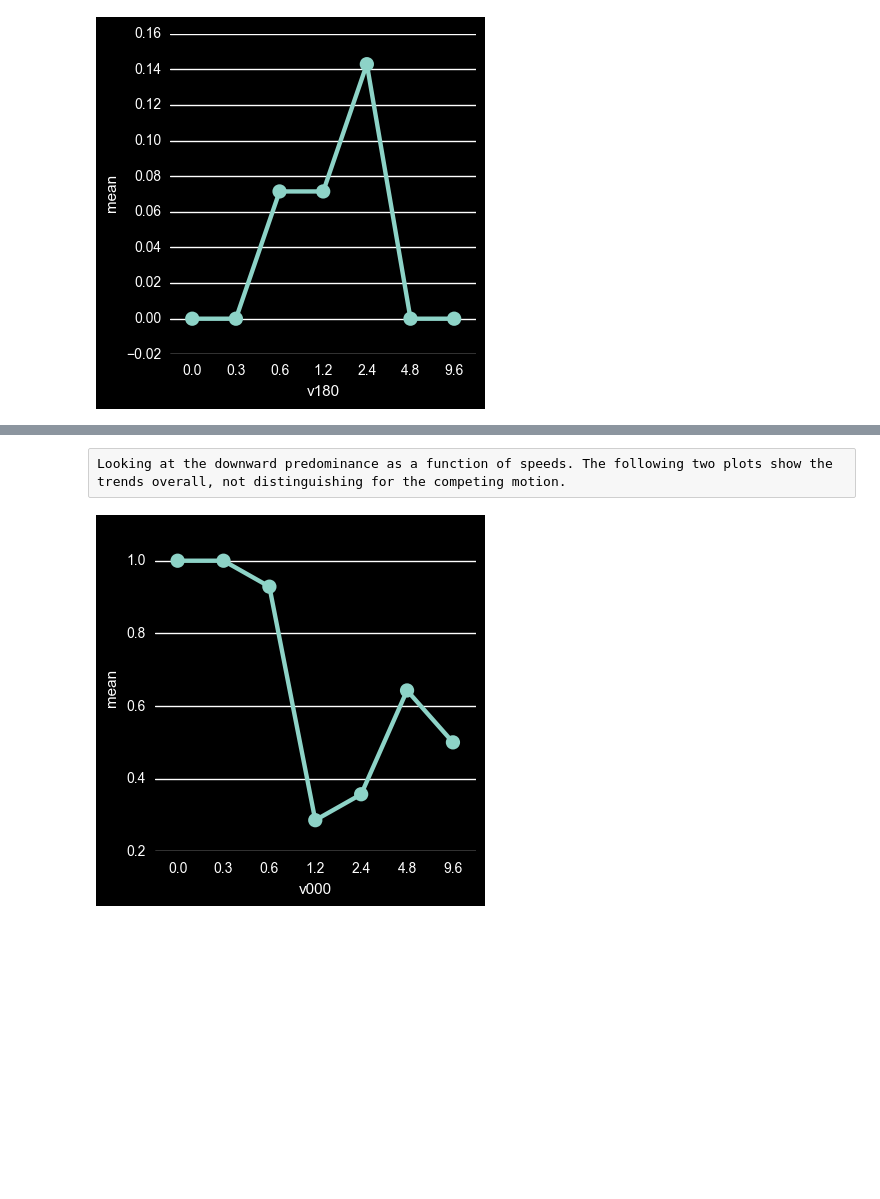
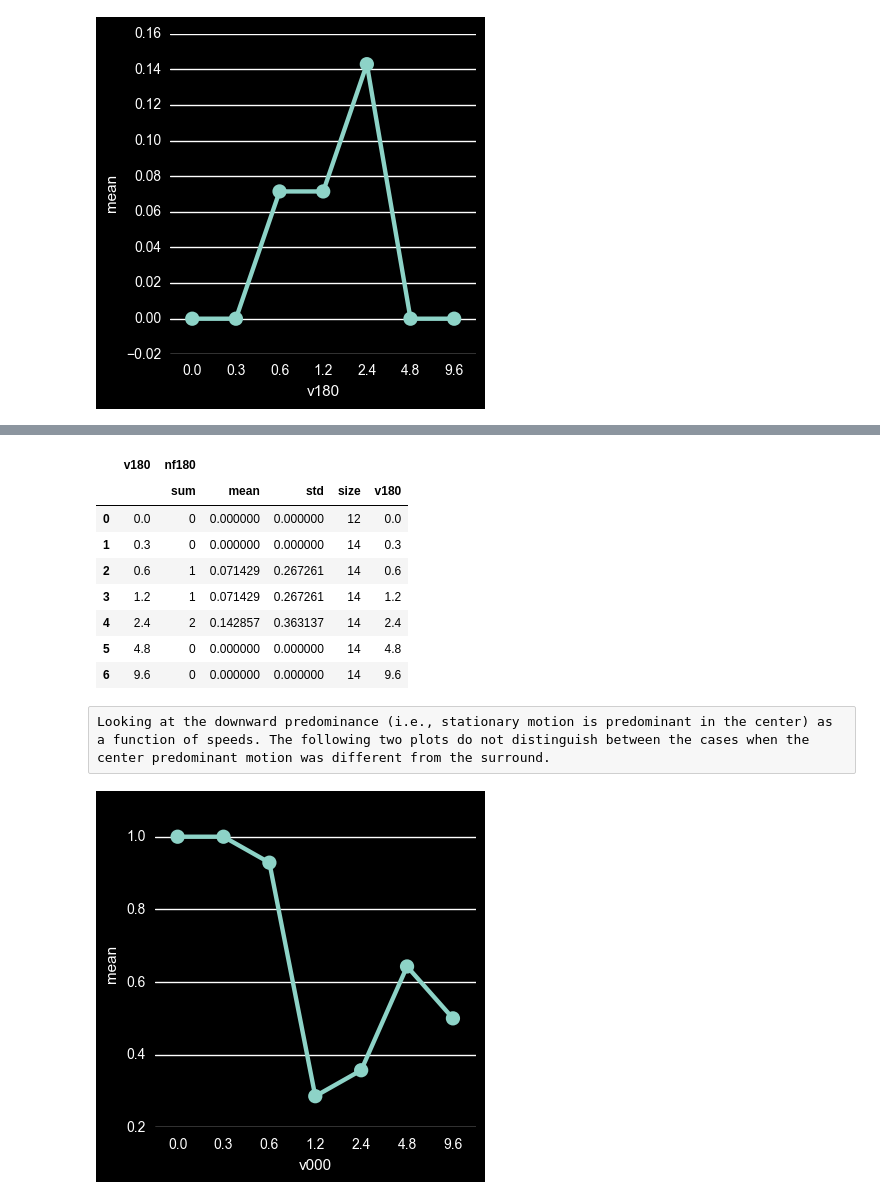
Before and after one commit to egorananyev/mc, a Jupyter notebook: analysis/mcvct.ipynb, the cells around one changed output, grey strips where cells are left out. Drawn from its saved outputs; the diff is of its cells as text; code cells hidden in the pictures; blank space fills up the shorter version.

```diff
--- a/analysis/mcvct.ipynb
+++ b/analysis/mcvct.ipynb
@@ -89,5 +103,17 @@ g = sns.factorplot(x='v180', y='mean', data=sumL['nf180'])
+# %%
+sumL
+# %% [output]
+|  | v180 | nf180 |  |  |  |  |
+|  |  | sum | mean | std | size | v180 |
+| 0 | 0.0 | 0 | 0.000000 | 0.000000 | 12 | 0.0 |
+| 1 | 0.3 | 0 | 0.000000 | 0.000000 | 14 | 0.3 |
+| 2 | 0.6 | 1 | 0.071429 | 0.267261 | 14 | 0.6 |
+| 3 | 1.2 | 1 | 0.071429 | 0.267261 | 14 | 1.2 |
+| 4 | 2.4 | 2 | 0.142857 | 0.363137 | 14 | 2.4 |
+| 5 | 4.8 | 0 | 0.000000 | 0.000000 | 14 | 4.8 |
+| 6 | 9.6 | 0 | 0.000000 | 0.000000 | 14 | 9.6 |
 # %% [raw]
-Looking at the downward predominance as a function of speeds. The following two plots show the trends overall, not distinguishing for the competing motion.
+Looking at the downward predominance (i.e., stationary motion is predominant in the center) as a function of speeds. The following two plots do not distinguish between the cases when the center predominant motion was different from the surround.
 # %%
 sumDR = ds.groupby('v000', as_index=False)['nf270'].agg([np.sum, np.mean, np.std, np.size]).reset_index()
 sumDL = ds.groupby('v180', as_index=False)['nf270'].agg([np.sum, np.mean, np.std, np.size]).reset_index()
```
Also changed, not shown: parts of 20 cells of this notebook.
